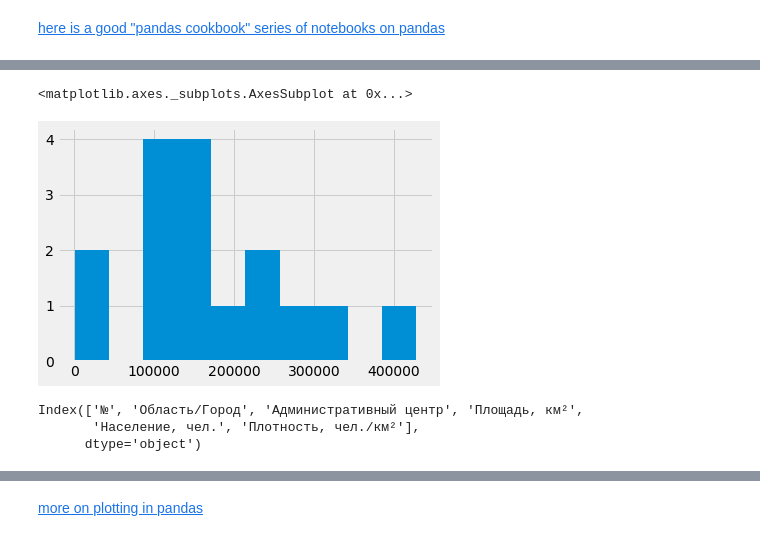
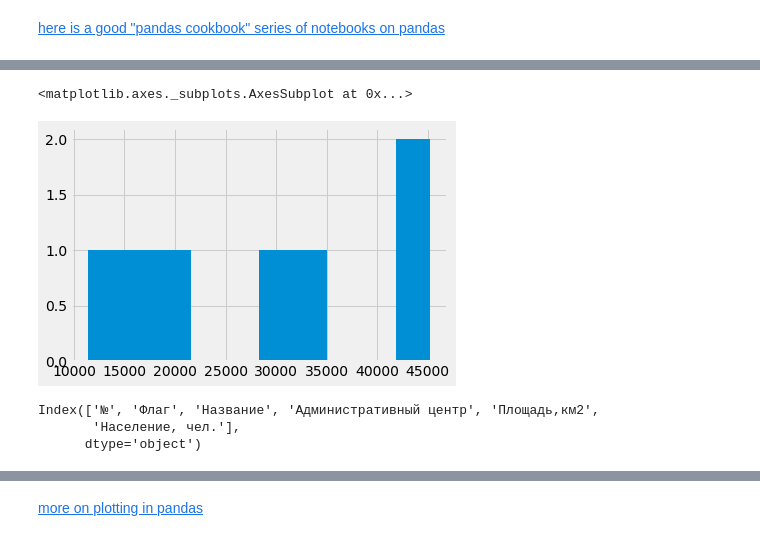
Before and after one commit to Casyfill/kg_declarations, a Jupyter notebook: intro_python/3_Intro_pandas.ipynb, the cells around one changed output, grey strips where cells are left out. Drawn from its saved outputs; the diff is of its cells as text; code cells hidden in the pictures.

```diff
--- a/intro_python/3_Intro_pandas.ipynb
+++ b/intro_python/3_Intro_pandas.ipynb
@@ -64,15 +46,15 @@ Name: Площадь, км², dtype: int64
 # %%
-df['Площадь, км²'] = df['Площадь, км²'].str.replace(' ', '').astype(int)
+df['Площадь,км2'] = df['Площадь,км2'].str.replace(' ', '').astype(int)
 # %%
-df['Площадь, км²'].hist()
+df['Площадь,км2'].hist()
 # %% [output]
 <matplotlib.axes._subplots.AxesSubplot at 0x...>
-[figure, old version]
+[figure, new version]
 # %%
 df.columns
 # %% [output]
-Index(['№', 'Область/Город', 'Административный центр', 'Площадь, км²',
-       'Население, чел.', 'Плотность, чел./км²'],
+Index(['№', 'Флаг', 'Название', 'Административный центр', 'Площадь,км2',
+       'Население, чел.'],
       dtype='object')
 # %%
 df['Население, чел.'] = df['Население, чел.'].str.replace(' ', '').astype(int)
```
Also changed, not shown: parts of 10 cells of this notebook, 1 other file.
